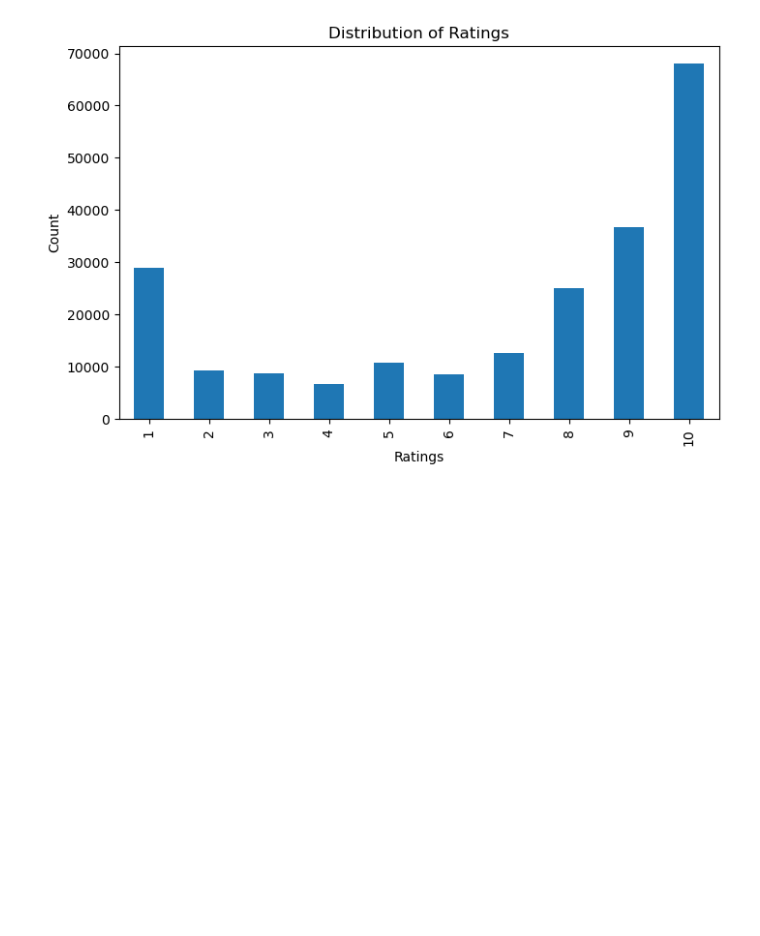
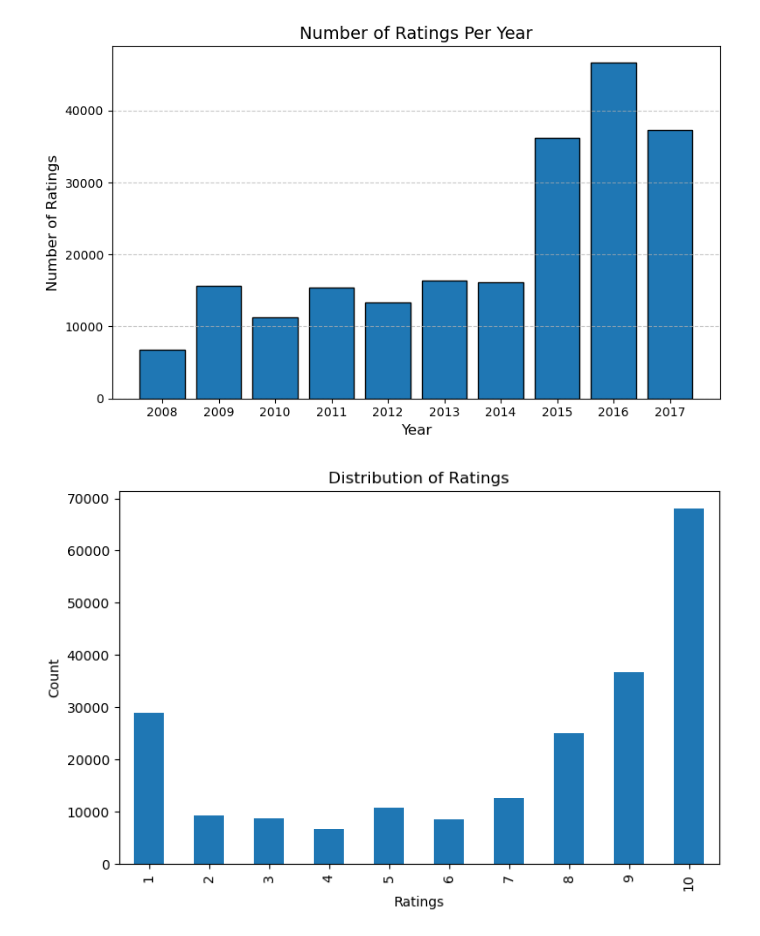
Before and after one commit to harishwarreddymunukuntla/Drug_Recommendation_Tool, a Jupyter notebook: DRT_final.ipynb, the cells around one changed output. Saved outputs shown, nothing was run; the diff lists cells and outputs as text; code cells hidden in the pictures; blank space fills up the shorter version.

```diff
--- a/DRT_final.ipynb
+++ b/DRT_final.ipynb
@@ -50,4 +56,25 @@ train_test_df.head()
 # %%
 #remove special charecters from reviews
 train_test_df['review'] = train_test_df['review'].str.replace(r'[^\w\s]', '', regex=True)
+# %%
+# Convert date to datetime for easier processing
+train_test_df['date'] = pd.to_datetime(train_test_df['date'], format='%d-%b-%y')
+
+# Extract year from date and group by year to count number of ratings
+train_test_df['year'] = train_test_df['date'].dt.year
+ratings_count_per_year = train_test_df.groupby('year').size().reset_index(name='number_of_ratings')
+# %%
+# Plot the number of ratings per year
+plt.figure(figsize=(8, 5))
+plt.bar(ratings_count_per_year['year'], ratings_count_per_year['number_of_ratings'], edgecolor='black')
+plt.title('Number of Ratings Per Year', fontsize=14)
+plt.xlabel('Year', fontsize=12)
+plt.ylabel('Number of Ratings', fontsize=12)
+plt.xticks(ratings_count_per_year['year'], fontsize=10)
+plt.yticks(fontsize=10)
+plt.grid(axis='y', linestyle='--', alpha=0.7)
+plt.tight_layout()
+plt.show()
+# %% [output]
+[figure, added]
 # %%
```
Also changed, not shown: parts of 19 cells of this notebook.
